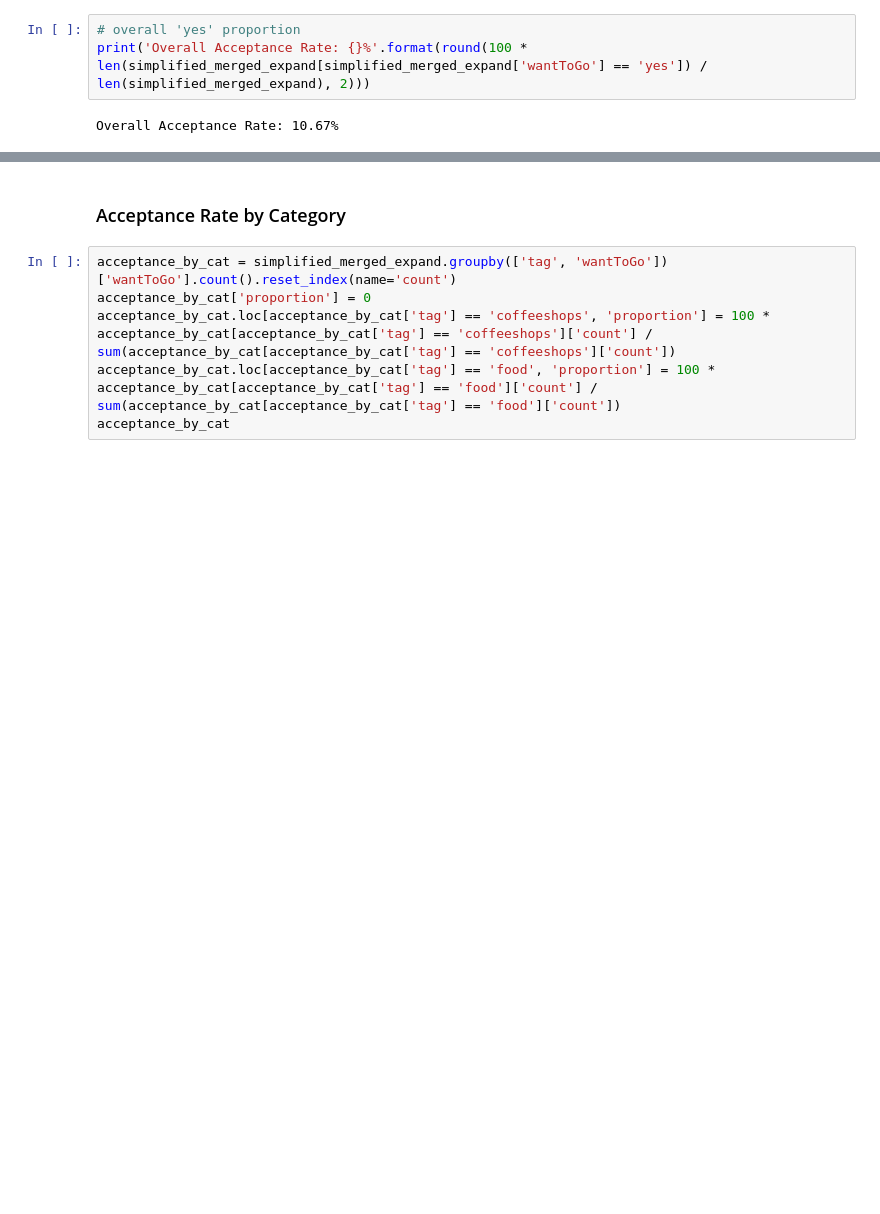
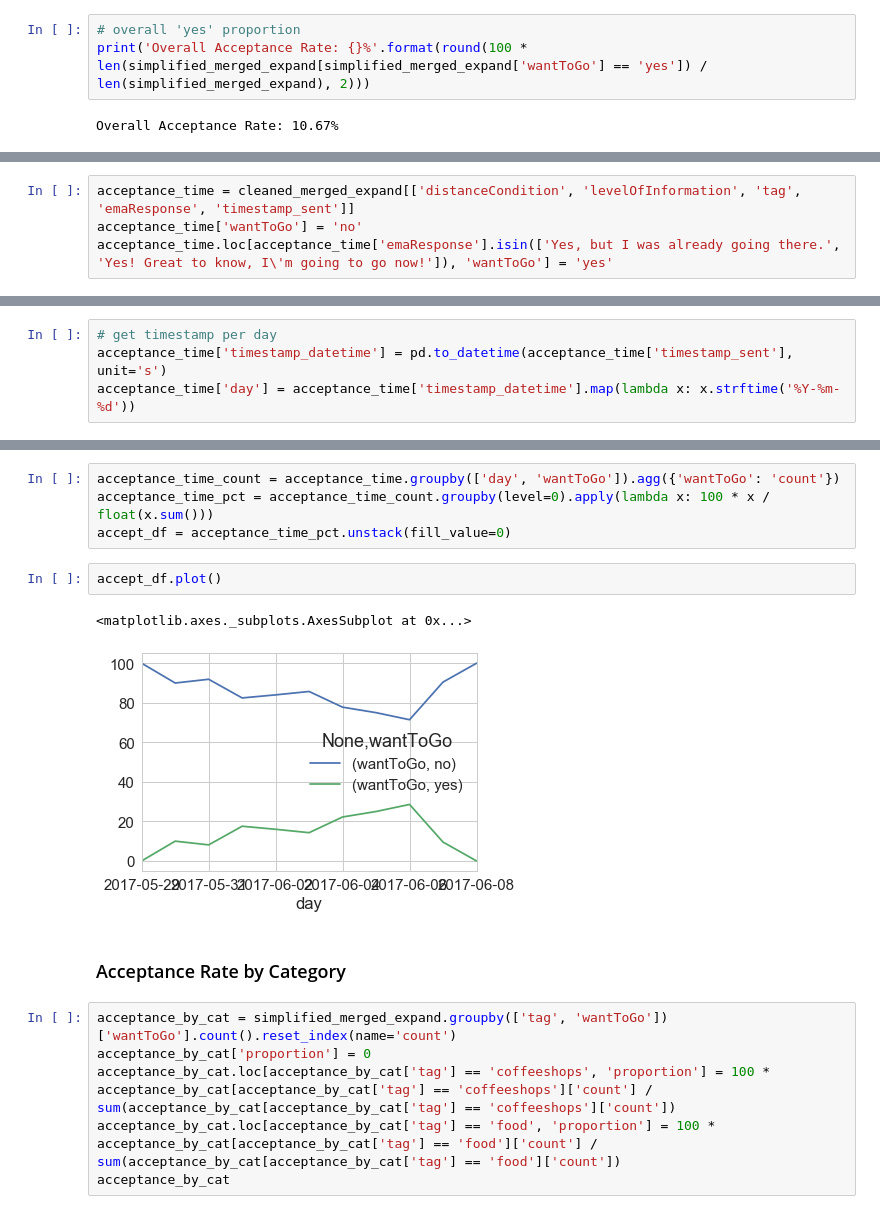
Before and after one commit to NUDelta/les-study-analysis, a Jupyter notebook: expand-exploit-study-analysis.ipynb, the cells around one changed output, grey strips where cells are left out. Drawn from its saved outputs; the diff is of its cells as text; blank space fills up the shorter version.

Commit message:
trying to learn a bit more about users and distances for 4X study

```diff
--- a/expand-exploit-study-analysis.ipynb
+++ b/expand-exploit-study-analysis.ipynb
@@ -400,0 +405,4 @@ Overall Acceptance Rate: 10.67%
+# %%
+acceptance_time = cleaned_merged_expand[['distanceCondition', 'levelOfInformation', 'tag', 'emaResponse', 'timestamp_sent']]
+acceptance_time['wantToGo'] = 'no'
+acceptance_time.loc[acceptance_time['emaResponse'].isin(['Yes, but I was already going there.', 'Yes! Great to know, I\'m going to go now!']), 'wantToGo'] = 'yes'
@@ -400,0 +420,4 @@ Overall Acceptance Rate: 10.67%
+# %%
+# get timestamp per day
+acceptance_time['timestamp_datetime'] = pd.to_datetime(acceptance_time['timestamp_sent'], unit='s')
+acceptance_time['day'] = acceptance_time['timestamp_datetime'].map(lambda x: x.strftime('%Y-%m-%d'))
@@ -401,3 +435,12 @@ Overall Acceptance Rate: 10.67%
+# %%
+acceptance_time_count = acceptance_time.groupby(['day', 'wantToGo']).agg({'wantToGo': 'count'})
+acceptance_time_pct = acceptance_time_count.groupby(level=0).apply(lambda x: 100 * x / float(x.sum()))
+accept_df = acceptance_time_pct.unstack(fill_value=0)
+# %%
+accept_df.plot()
+# %% [output]
+<matplotlib.axes._subplots.AxesSubplot at 0x...>
+[figure, added]
 # %% [markdown]
 ### Acceptance Rate by Category
 # %%
```
Also changed, not shown: parts of 8 cells of this notebook.
